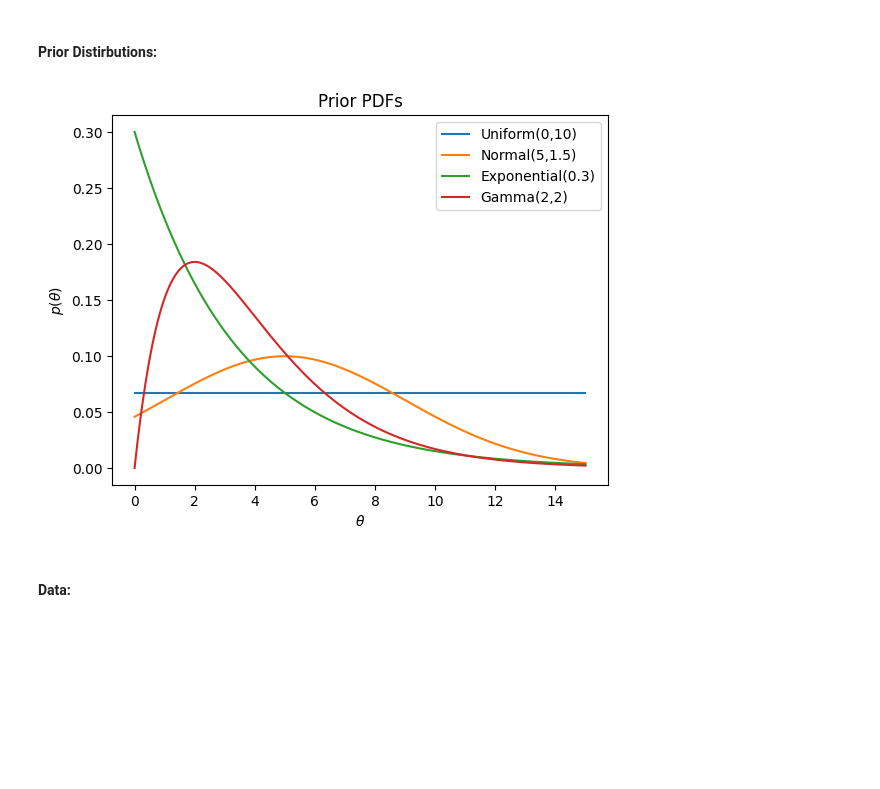
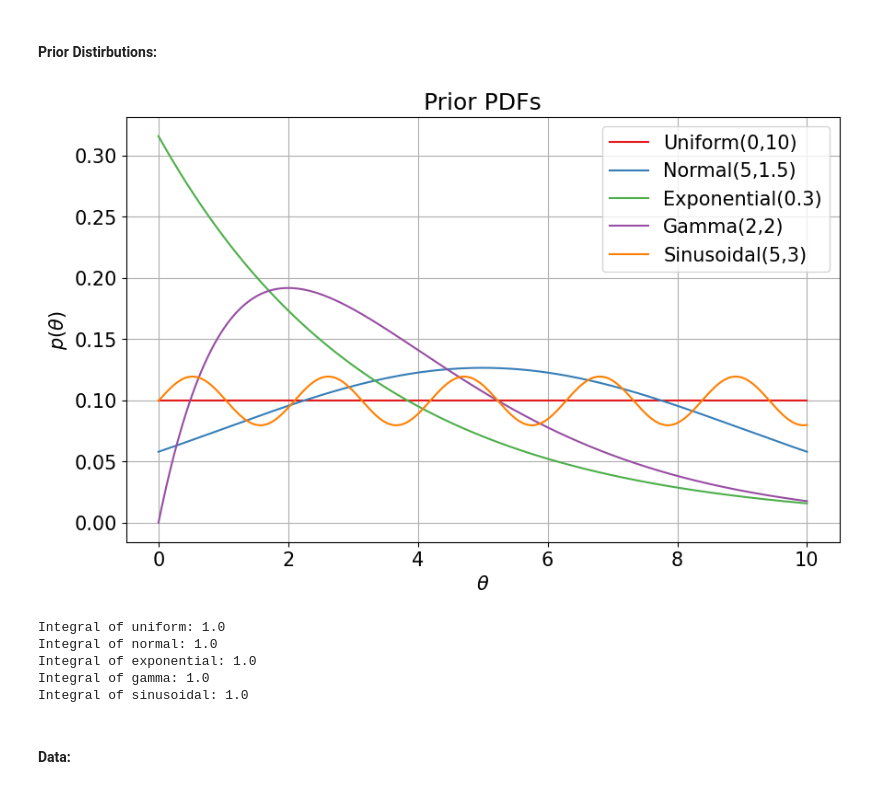
Before and after one commit to nabil-2/NNPD, a Jupyter notebook: toy_example.ipynb, the cells around one changed output. Cells and saved outputs as stored; diff of their text form; code cells hidden in the pictures; blank space fills up the shorter version.

```diff
--- a/toy_example.ipynb
+++ b/toy_example.ipynb
@@ -5,10 +5,12 @@ import torch.nn as nn
 from sklearn.metrics import roc_auc_score
 from matplotlib import pyplot as plt
 from scipy.special import gamma as gamma_func
+from scipy.optimize import brentq
+plt.rc('axes', prop_cycle=plt.cycler(color=plt.get_cmap('Set1').colors))
 # %%
 config = {
     "data": {
-        "parameter_range": (0, 15),
+        "parameter_range": (0, 10),
         "std": 1,
         #"likelihood_prior_sampling_ratio": 1,
         "n_parameters": 1,
@@ -18,7 +20,7 @@ config = {
     },
     "classifier": {
         "n_inputs": 1,
-        "n_hidden_layers": 5,
+        "n_hidden_layers": 3,
         "n_units": 64
     },
     "training": {
@@ -32,35 +34,57 @@ generator = np.random.default_rng(0)
 # %% [markdown]
 #### Prior Distirbutions:
 # %%
-def uniform(x, min_val=0, max_val=15):
+def normalize(function, lower, upper):
+    x = np.linspace(lower, upper, 1000)
+    integral = np.trapezoid(function(x), x)
+    def result_fct(z): return function(z) / integral
+    result_fct.__name__ = function.__name__
+    return result_fct
+
+def uniform(x, min_val=0, max_val=10):
     return 1 / (max_val - min_val) if min_val <= x <= max_val else 0.
-uniform = np.vectorize(uniform)
 
 def normal(x, mean=5, std=4):
     return np.exp(-0.5 * ((x - mean) / std) ** 2) / (std * np.sqrt(2 * np.pi))
-normal = np.vectorize(normal)
 
 def exponential(x, lam=.3):
     return lam * np.exp(-lam * x) if x >= 0 else 0.
-exponential = np.vectorize(exponential)
 
 def gamma(x, shape=2, scale=2):
     return (x ** (shape - 1) * np.exp(-x / scale)) / (scale ** shape * gamma_func(shape)) if x >= 0 else 0.
-gamma = np.vectorize(gamma)
+
+def sinusoidal(x, frequency=3, offset=5):
+    return np.sin(frequency * x) + offset
+
+priors = [uniform, normal, exponential, gamma, sinusoidal]
+priors = [normalize(np.vectorize(f), *config["data"]["parameter_range"]) for f in priors]
 # %%
-fig, ax = plt.subplots()
-x = np.linspace(0, 15, 1000)
-ax.plot(x, uniform(x), label="Uniform(0,10)")
-ax.plot(x, normal(x), label="Normal(5,1.5)")
-ax.plot(x, exponential(x), label="Exponential(0.3)")
-ax.plot(x, gamma(x), label="Gamma(2,2)")
+plt.rcParams.update({'font.size': 15})
+fig, ax = plt.subplots(figsize=(10, 6))
+x = np.linspace(config["data"]["parameter_range"][0], config["data"]["parameter_range"][1], 1000)
+prior_labels = ["Uniform(0,10)", "Normal(5,1.5)", "Exponential(0.3)", "Gamma(2,2)", "Sinusoidal(5,3)"]
+for prior, label in zip(priors, prior_labels):
+    ax.plot(x, prior(x), label=label)
 ax.legend()
 ax.set_title("Prior PDFs")
 ax.set_xlabel("$\\theta$")
 ax.set_ylabel("$p(\\theta)$")
+ax.grid()
+fig.savefig("figs/toy_priors.svg")
 pass
 # %% [output]
-[figure, old version]
+[figure, new version]
+# %%
+# check normalization of priors
+x = np.linspace(config["data"]["parameter_range"][0], config["data"]["parameter_range"][1], 1000)
+for prior in priors:
+    print(f"Integral of {prior.__name__}: {np.trapezoid(prior(x), x)}")
+# %% [output]
+Integral of uniform: 1.0
+Integral of normal: 1.0
+Integral of exponential: 1.0
+Integral of gamma: 1.0
+Integral of sinusoidal: 1.0
 # %% [markdown]
 #### Data:
 # %%
```
Also changed, not shown: parts of 5 cells of this notebook, 2 other files.
